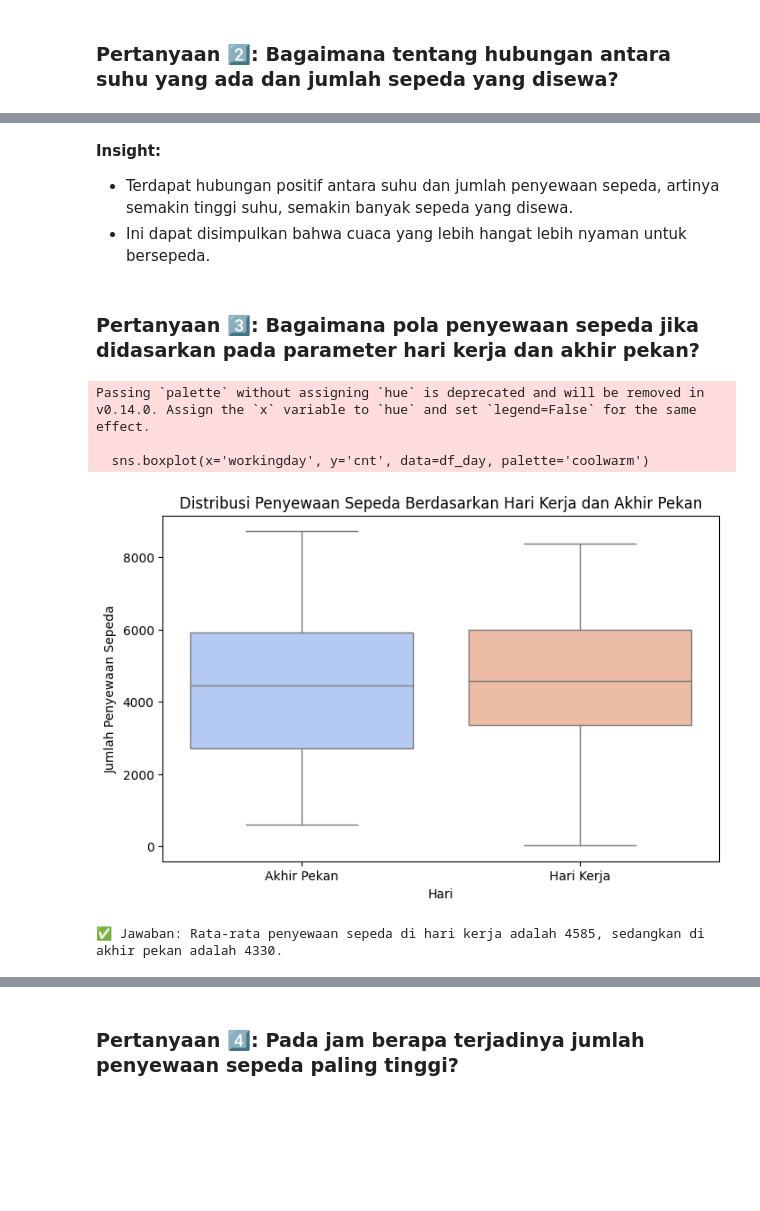
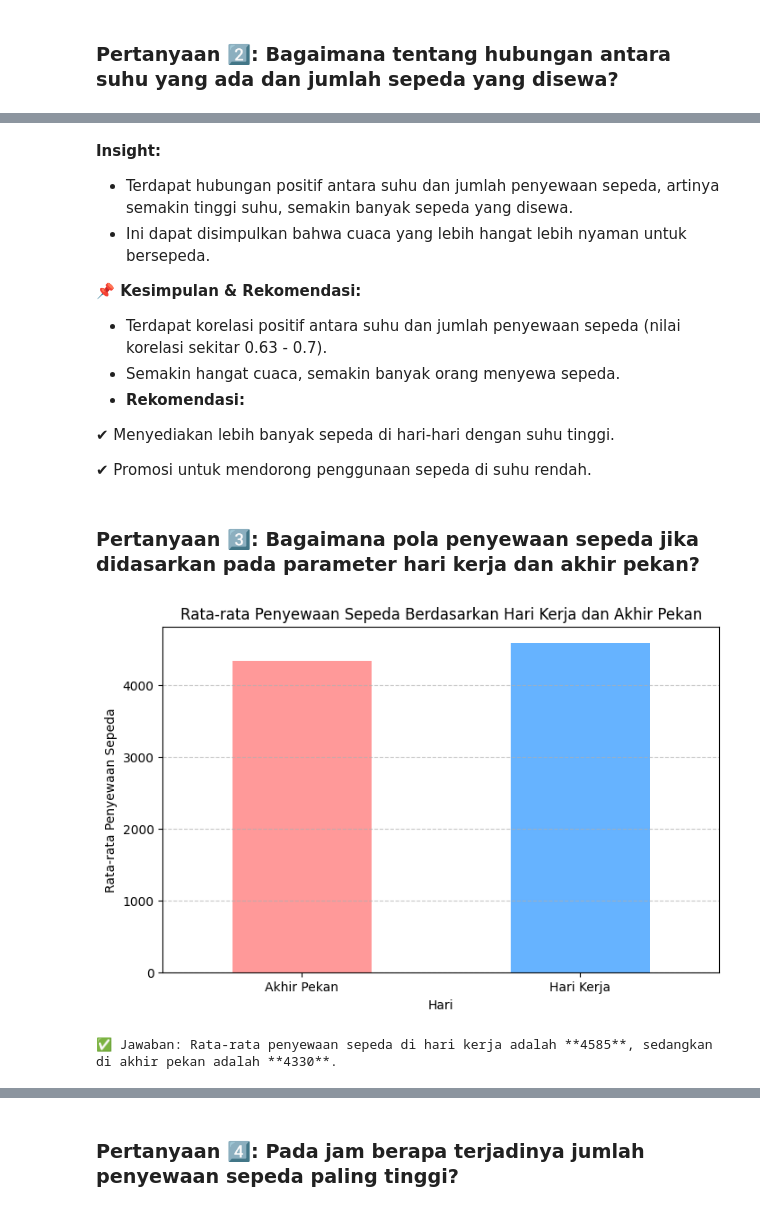
Before and after one commit to SanzDSP/bike-sharing-dashboard-streamlit, a Jupyter notebook: notebook.ipynb, the cells around one changed output, grey strips where cells are left out. Drawn from its saved outputs; the diff is of its cells as text; code cells hidden in the pictures; blank space fills up the shorter version.

```diff
--- a/notebook.ipynb
+++ b/notebook.ipynb
@@ -507,30 +609,40 @@ print(f"✅ Jawaban: Korelasi antara suhu dan jumlah penyewaan sepeda adalah {co
 **Insight:**
 - Terdapat hubungan positif antara suhu dan jumlah penyewaan sepeda, artinya semakin tinggi suhu, semakin banyak sepeda yang disewa.
 - Ini dapat disimpulkan bahwa cuaca yang lebih hangat lebih nyaman untuk bersepeda.
+
+**📌 Kesimpulan & Rekomendasi:**
+
+- Terdapat korelasi positif antara suhu dan jumlah penyewaan sepeda (nilai korelasi sekitar 0.63 - 0.7).
+- Semakin hangat cuaca, semakin banyak orang menyewa sepeda.
+- **Rekomendasi:**
+
+ ✔ Menyediakan lebih banyak sepeda di hari-hari dengan suhu tinggi.
+
+ ✔ Promosi untuk mendorong penggunaan sepeda di suhu rendah.
 # %% [markdown]
 ### Pertanyaan 3️⃣: Bagaimana pola penyewaan sepeda jika didasarkan pada parameter hari kerja dan akhir pekan?
 # %%
 # Visualisasi jumlah penyewaan berdasarkan hari kerja vs akhir pekan
 plt.figure(figsize=(8, 5))
-sns.boxplot(x='workingday', y='cnt', data=df_day, palette='coolwarm')
-plt.xticks([0, 1], ["Akhir Pekan", "Hari Kerja"])
+workday_avg = df_day.groupby('workingday')['cnt'].mean()
+
+workday_avg.plot(kind='bar', color=['#ff9999','#66b3ff'])
+
+plt.xticks(ticks=[0, 1], labels=["Akhir Pekan", "Hari Kerja"], rotation=0)
 plt.xlabel("Hari")
-plt.ylabel("Jumlah Penyewaan Sepeda")
-plt.title("Distribusi Penyewaan Sepeda Berdasarkan Hari Kerja dan Akhir Pekan")
+plt.ylabel("Rata-rata Penyewaan Sepeda")
+plt.title("Rata-rata Penyewaan Sepeda Berdasarkan Hari Kerja dan Akhir Pekan")
+plt.grid(axis='y', linestyle='--', alpha=0.7)
 plt.show()
 
 # Menampilkan insight
-workday_avg = df_day.groupby('workingday')['cnt'].mean()
 weekend = workday_avg[0]
 weekday = workday_avg[1]
 
-print(f"✅ Jawaban: Rata-rata penyewaan sepeda di hari kerja adalah {weekday:.0f}, sedangkan di akhir pekan adalah {weekend:.0f}.")
+print(f"✅ Jawaban: Rata-rata penyewaan sepeda di hari kerja adalah **{weekday:.0f}**, sedangkan di akhir pekan adalah **{weekend:.0f}**.")
 # %% [output]
+[figure, new version]
-Passing `palette` without assigning `hue` is deprecated and will be removed in v0.14.0. Assign the `x` variable to `hue` and set `legend=False` for the same effect.
-
-  sns.boxplot(x='workingday', y='cnt', data=df_day, palette='coolwarm')
+✅ Jawaban: Rata-rata penyewaan sepeda di hari kerja adalah **4585**, sedangkan di akhir pekan adalah **4330**.
-[figure, old version]
-✅ Jawaban: Rata-rata penyewaan sepeda di hari kerja adalah 4585, sedangkan di akhir pekan adalah 4330.
 # %% [markdown]
 **Insight:**
 - Walau hanya selisih 255 penyewa, penyewaan lebih tinggi pada hari kerja menunjukkan bahwa sepeda digunakan sebagai transportasi utama untuk bekerja.
```
Also changed, not shown: parts of 80 cells of this notebook.
